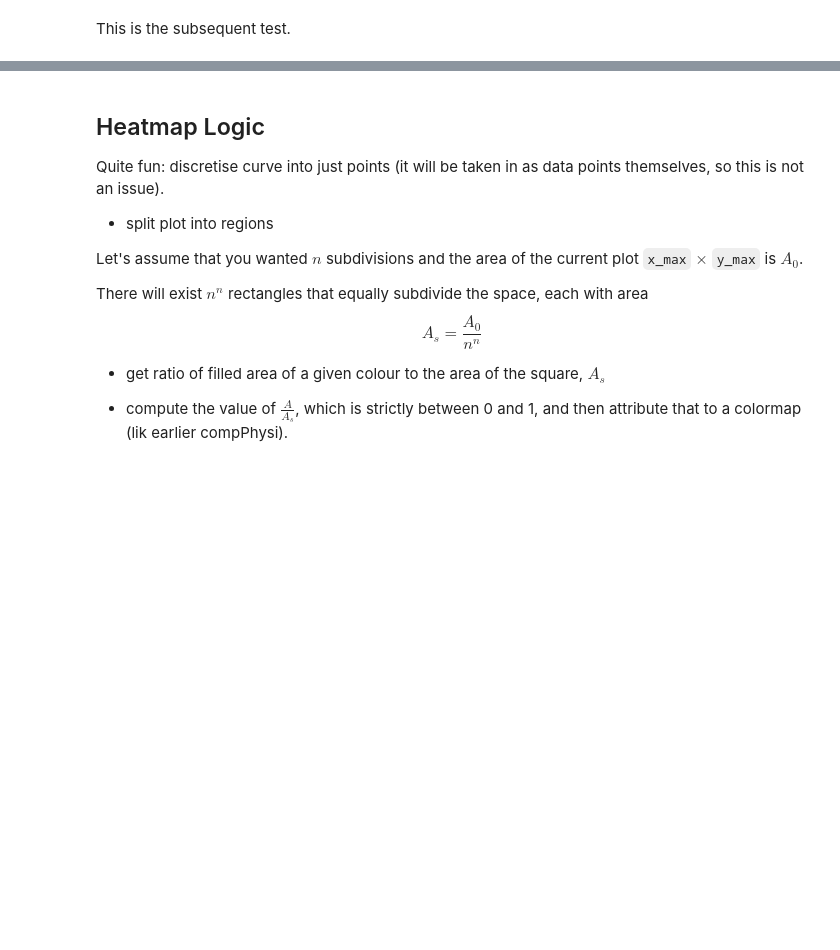
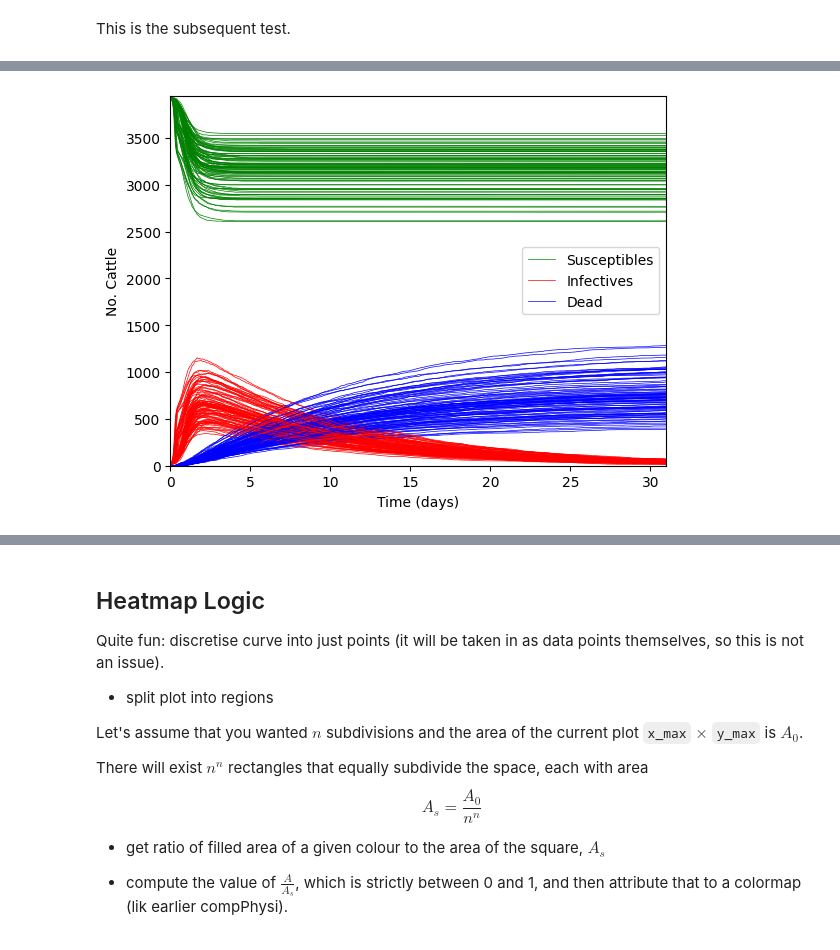
Before and after one commit to r-okotie179/diseaseModelling, a Jupyter notebook: culling_and_policy.ipynb, the cells around one changed output, grey strips where cells are left out. Saved outputs shown, nothing was run; the diff lists cells and outputs as text; code cells hidden in the pictures; blank space fills up the shorter version.

```diff
--- a/culling_and_policy.ipynb
+++ b/culling_and_policy.ipynb
@@ -468,0 +487,4 @@ plt.show()
+# %%
+culling(10000, 100, 31)
+# %% [output]
+[figure, added]
```
Also changed, not shown: parts of 8 cells of this notebook.
